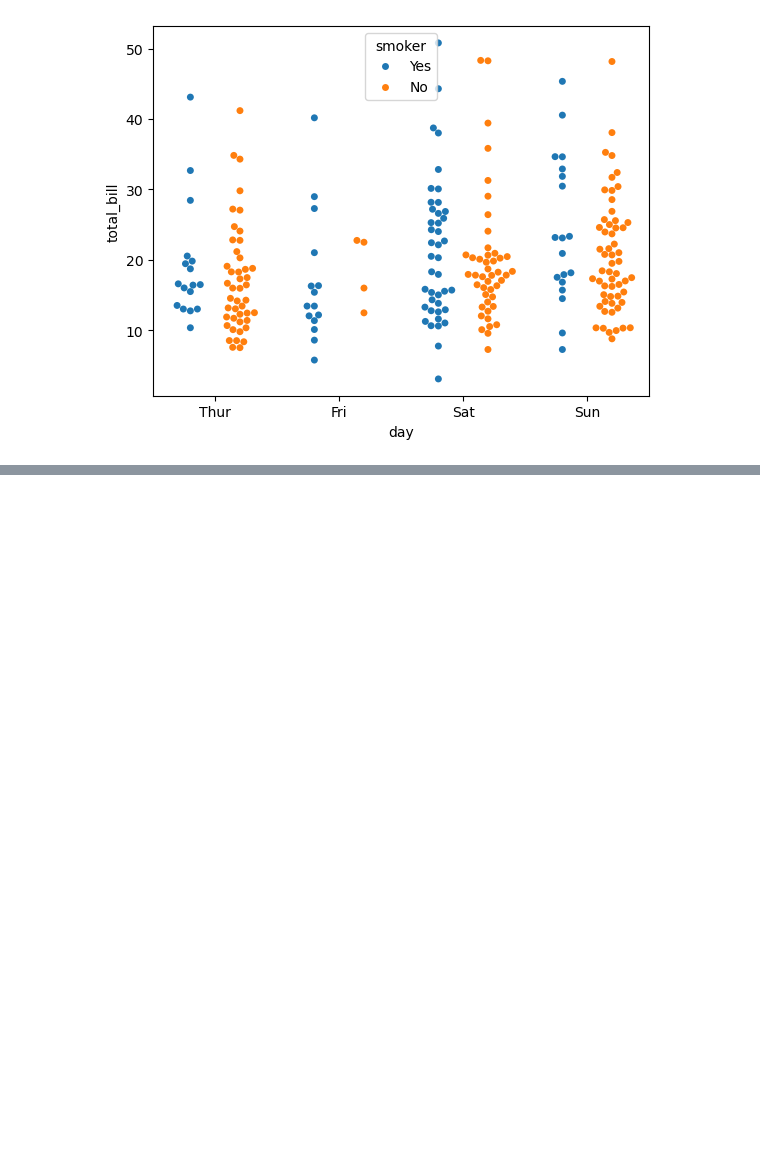
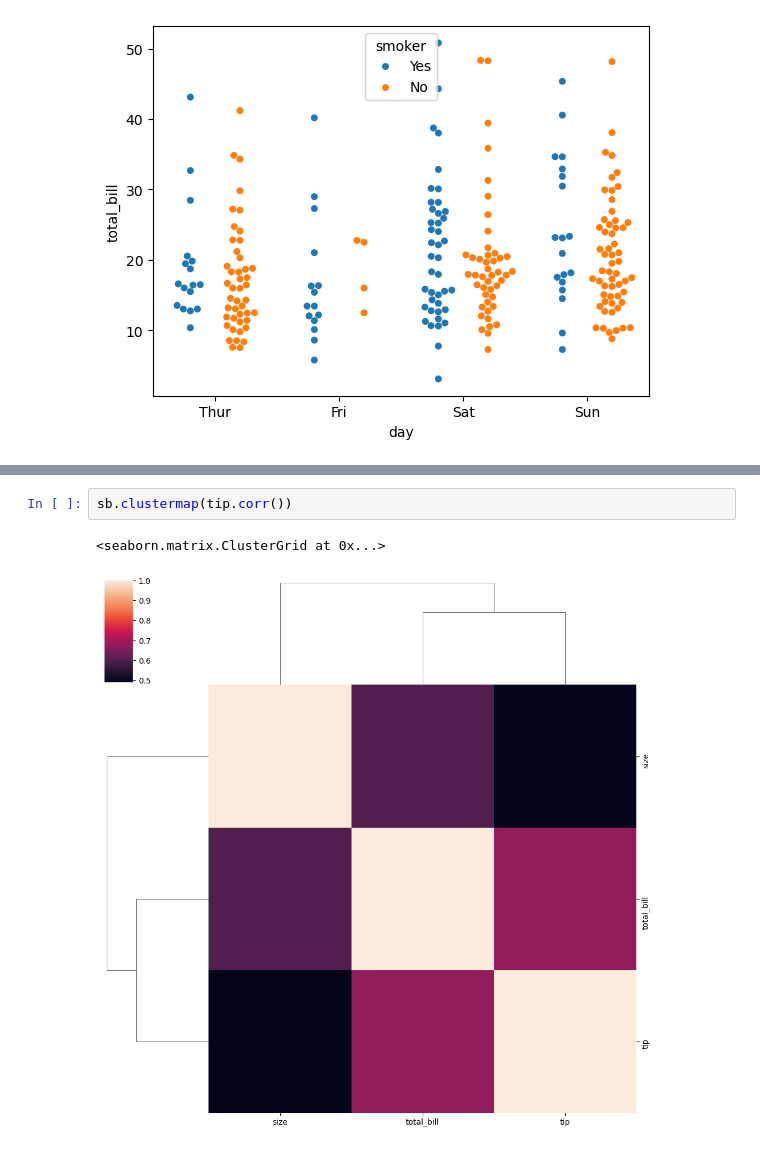
Before and after one commit to arunn-bharti/Data-Analytics, a Jupyter notebook: Matplotlib with seaborn.ipynb, the cells around one changed output, grey strips where cells are left out. Cells and saved outputs as stored; diff of their text form; blank space fills up the shorter version.

Commit message:
Matplotlib with seaborn saved

```diff
--- a/Matplotlib.ipynb
+++ b/Matplotlib with seaborn.ipynb
@@ -377,0 +428,5 @@ sb.swarmplot(x='day',y='total_bill',data=df1,hue='smoker',dodge=True)
+# %%
+sb.clustermap(tip.corr())
+# %% [output]
+<seaborn.matrix.ClusterGrid at 0x...>
+[figure, added]
```
Also changed, not shown: parts of 23 cells of this notebook.
